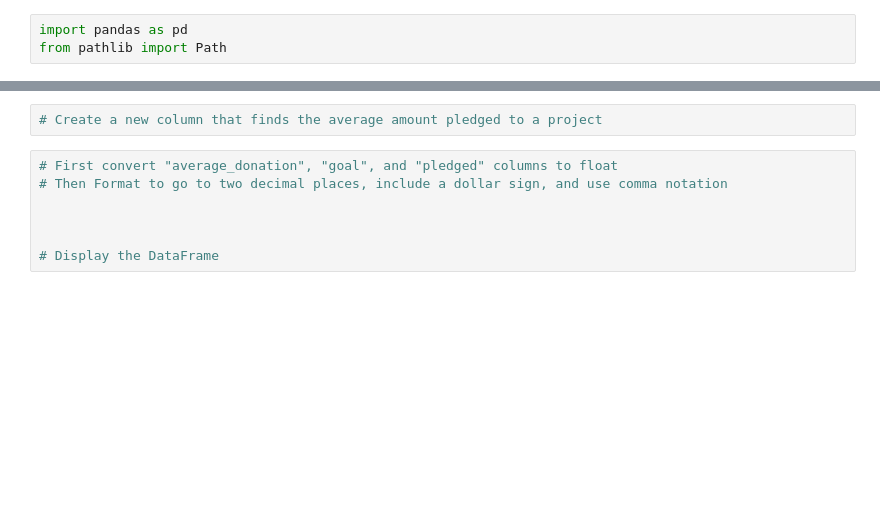
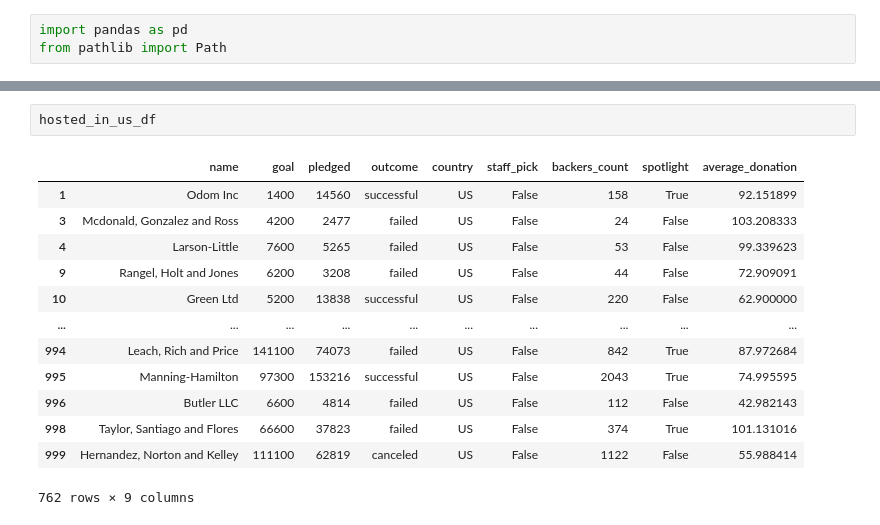
Before and after one commit to DylanSui799/UCBBootCampWork, a Jupyter notebook: 01-Sessions/04-Data-Analysis-Pandas/3/Activities/06-Evr_Crowdfunding_Cleaning/Unsolved/crowdfunding_cleaning.ipynb, the cells around one changed output, grey strips where cells are left out. Drawn from its saved outputs; the diff is of its cells as text; blank space fills up the shorter version.

```diff
--- a/01-Sessions/04-Data-Analysis-Pandas/3/Activities/06-Evr_Crowdfunding_Cleaning/Unsolved/crowdfunding_cleaning.ipynb
+++ b/01-Sessions/04-Data-Analysis-Pandas/3/Activities/06-Evr_Crowdfunding_Cleaning/Unsolved/crowdfunding_cleaning.ipynb
@@ -24,9 +107,16 @@ from pathlib import Path
-# %%
-# Create a new column that finds the average amount pledged to a project
-# %%
-# First convert "average_donation", "goal", and "pledged" columns to float
-# Then Format to go to two decimal places, include a dollar sign, and use comma notation
-
-
-
-# Display the DataFrame
+# %%
+hosted_in_us_df
+# %% [output]
+|  | name | goal | pledged | outcome | country | staff_pick | backers_count | spotlight | average_donation |
+| 1 | Odom Inc | 1400 | 14560 | successful | US | False | 158 | True | 92.151899 |
+| 3 | Mcdonald, Gonzalez and Ross | 4200 | 2477 | failed | US | False | 24 | False | 103.208333 |
+| 4 | Larson-Little | 7600 | 5265 | failed | US | False | 53 | False | 99.339623 |
+| 9 | Rangel, Holt and Jones | 6200 | 3208 | failed | US | False | 44 | False | 72.909091 |
+| 10 | Green Ltd | 5200 | 13838 | successful | US | False | 220 | False | 62.900000 |
+| ... | ... | ... | ... | ... | ... | ... | ... | ... | ... |
+| 994 | Leach, Rich and Price | 141100 | 74073 | failed | US | False | 842 | True | 87.972684 |
+| 995 | Manning-Hamilton | 97300 | 153216 | successful | US | False | 2043 | True | 74.995595 |
+| 996 | Butler LLC | 6600 | 4814 | failed | US | False | 112 | False | 42.982143 |
+| 998 | Taylor, Santiago and Flores | 66600 | 37823 | failed | US | False | 374 | True | 101.131016 |
+| 999 | Hernandez, Norton and Kelley | 111100 | 62819 | canceled | US | False | 1122 | False | 55.988414 |
+762 rows × 9 columns
```
Also changed, not shown: parts of 22 cells of this notebook, 8 other files.
